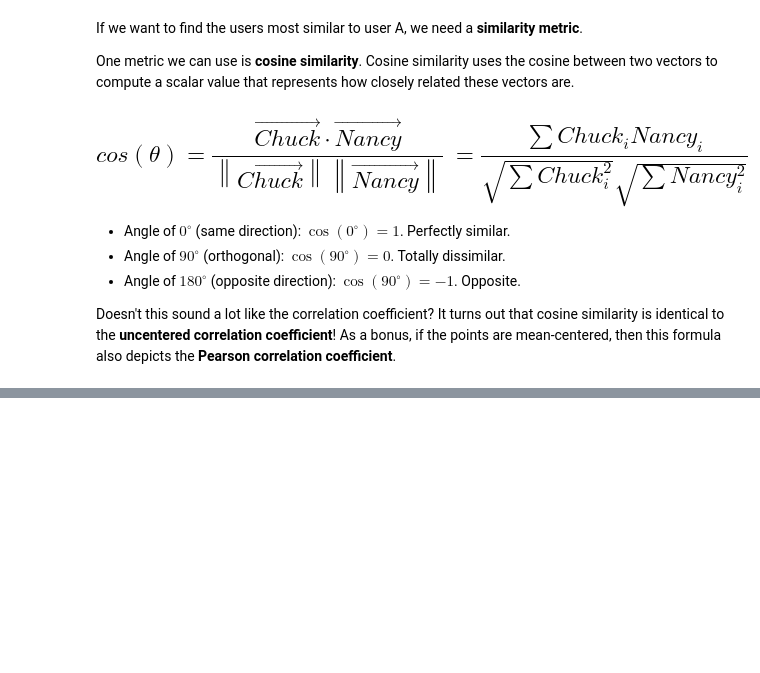
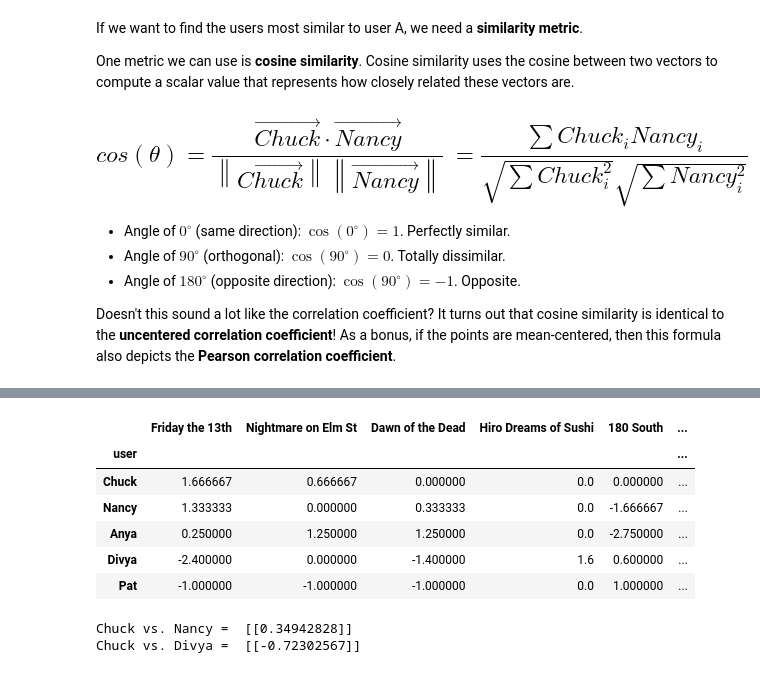
Before and after one commit to ethan-eplee/Personal-Repo, a Jupyter notebook: Unsupervised Learning Clustering/Recommender System.ipynb, the cells around one changed output, grey strips where cells are left out. Saved outputs shown, nothing was run; the diff lists cells and outputs as text; code cells hidden in the pictures; blank space fills up the shorter version.

```diff
--- a/Unsupervised Learning Clustering/Recommender System.ipynb
+++ b/Unsupervised Learning Clustering/Recommender System.ipynb
@@ -78,0 +100,21 @@ Doesn't this sound a lot like the correlation coefficient? It turns out that cos
+# %%
+users_mc = users_mc.fillna(0)
+users_mc
+# %% [output]
+|  | Friday the 13th | Nightmare on Elm St | Dawn of the Dead | Hiro Dreams of Sushi | 180 South | ... |
+| user |  |  |  |  |  | ... |
+| Chuck | 1.666667 | 0.666667 | 0.000000 | 0.0 | 0.000000 | ... |
+| Nancy | 1.333333 | 0.000000 | 0.333333 | 0.0 | -1.666667 | ... |
+| Anya | 0.250000 | 1.250000 | 1.250000 | 0.0 | -2.750000 | ... |
+| Divya | -2.400000 | 0.000000 | -1.400000 | 1.6 | 0.600000 | ... |
+| Pat | -1.000000 | -1.000000 | -1.000000 | 0.0 | 1.000000 | ... |
+# %%
+Chuck_mc = users_mc.loc['Chuck',:].values.reshape(1,-1)
+Nancy_mc = users_mc.loc['Nancy',:].values.reshape(1,-1)
+Divya_mc = users_mc.loc['Divya',:].values.reshape(1,-1)
+
+print('Chuck vs. Nancy = ', cosine_similarity(Chuck_mc, Nancy_mc))
+print('Chuck vs. Divya = ', cosine_similarity(Chuck_mc, Divya_mc))
+# %% [output]
+Chuck vs. Nancy =  [[0.34942828]]
+Chuck vs. Divya =  [[-0.72302567]]
```
Also changed, not shown: parts of 22 cells of this notebook.
